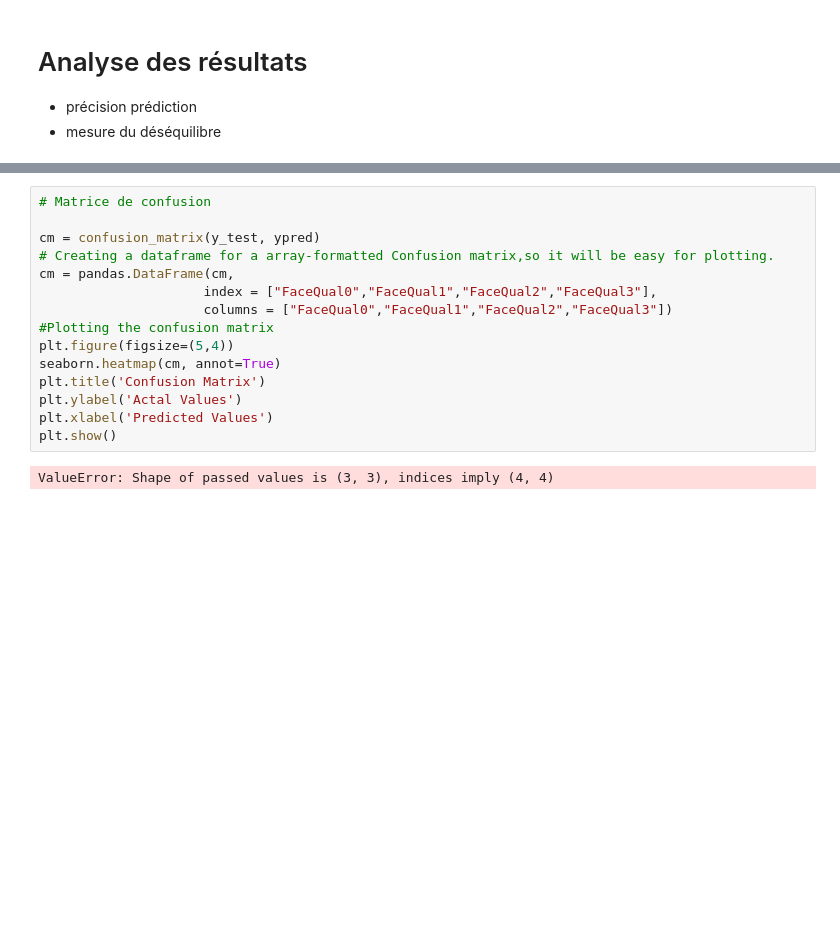
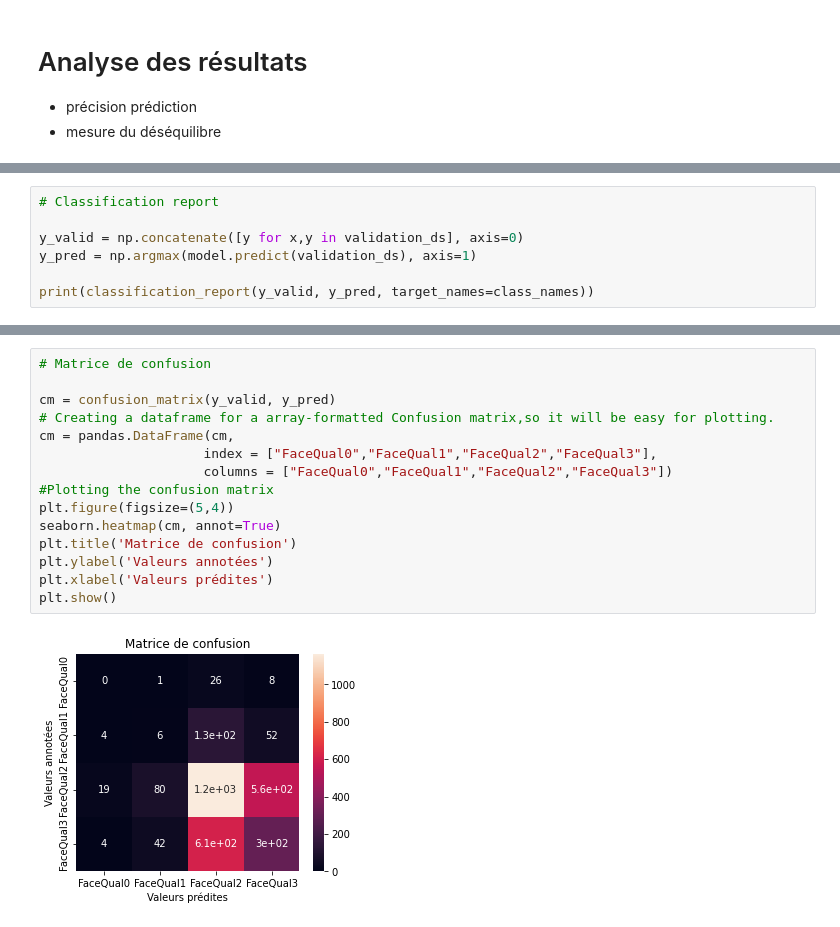
Before and after one commit to fds-napolitain/m2-stage, a Jupyter notebook: classification-qualite.ipynb, the cells around one changed output, grey strips where cells are left out. Cells and saved outputs as stored; diff of their text form; blank space fills up the shorter version.

Commit message:
confusion matrix done

```diff
--- a/classification-qualite.ipynb
+++ b/classification-qualite.ipynb
@@ -371,0 +385,7 @@ ValueError: Number of classes, 3, does not match size of target_names, 4. Try sp
+# %%
+# Classification report
+
+y_valid = np.concatenate([y for x,y in validation_ds], axis=0)
+y_pred = np.argmax(model.predict(validation_ds), axis=1)
+
+print(classification_report(y_valid, y_pred, target_names=class_names))
@@ -372,20 +403,20 @@ ValueError: Number of classes, 3, does not match size of target_names, 4. Try sp
 # %%
 # Matrice de confusion
 
-cm = confusion_matrix(y_test, ypred)
+cm = confusion_matrix(y_valid, y_pred)
 # Creating a dataframe for a array-formatted Confusion matrix,so it will be easy for plotting.
 cm = pandas.DataFrame(cm,
                      index = ["FaceQual0","FaceQual1","FaceQual2","FaceQual3"],
                      columns = ["FaceQual0","FaceQual1","FaceQual2","FaceQual3"])
 #Plotting the confusion matrix
 plt.figure(figsize=(5,4))
 seaborn.heatmap(cm, annot=True)
-plt.title('Confusion Matrix')
-plt.ylabel('Actal Values')
-plt.xlabel('Predicted Values')
+plt.title('Matrice de confusion')
+plt.ylabel('Valeurs annotées')
+plt.xlabel('Valeurs prédites')
 plt.show()
 # %% [output]
-ValueError: Shape of passed values is (3, 3), indices imply (4, 4)
+[figure, added]
 # %%
 # Graphe ROC
 
```
Also changed, not shown: parts of 17 cells of this notebook, 1 other file.
